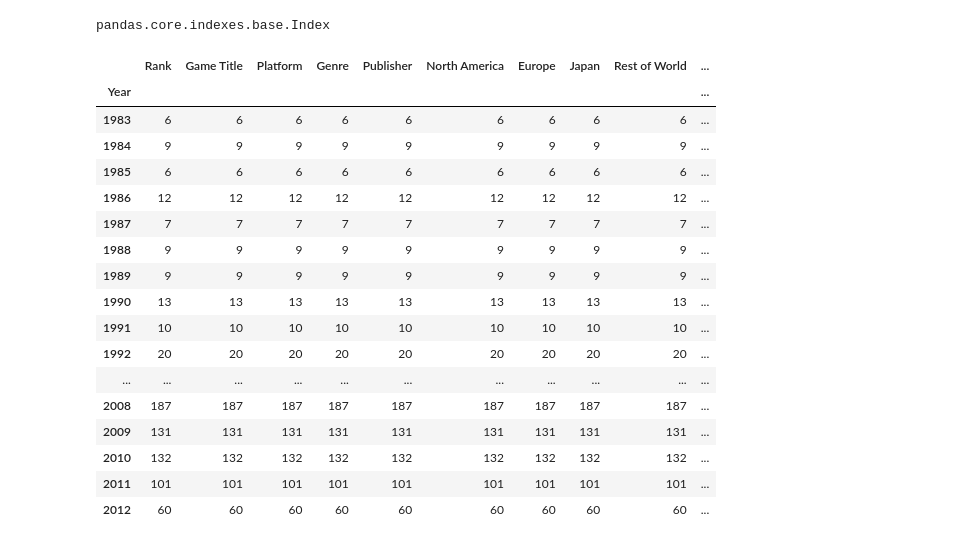
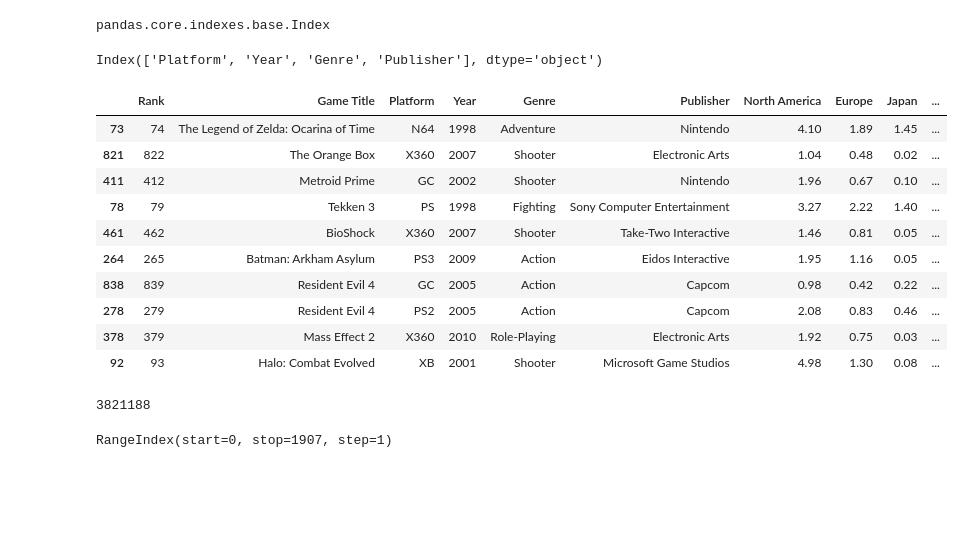
Before and after one commit to sky-forest/Video-Games-Sales, a Jupyter notebook: Video_Games_Sales.ipynb, the cells around one changed output. Cells and saved outputs as stored; diff of their text form; code cells hidden in the pictures; blank space fills up the shorter version.

```diff
--- a/Video_Games_Sales.ipynb
+++ b/Video_Games_Sales.ipynb
@@ -277,26 +277,29 @@ pandas.core.frame.DataFrame
 type(df.columns)
 # %% [output]
 pandas.core.indexes.base.Index
-# %%
-df2.groupby('Year').count()
-# %% [output]
-|  | Rank | Game Title | Platform | Genre | Publisher | North America | Europe | Japan | Rest of World | ... |
-| Year |  |  |  |  |  |  |  |  |  | ... |
-| 1983 | 6 | 6 | 6 | 6 | 6 | 6 | 6 | 6 | 6 | ... |
-| 1984 | 9 | 9 | 9 | 9 | 9 | 9 | 9 | 9 | 9 | ... |
-| 1985 | 6 | 6 | 6 | 6 | 6 | 6 | 6 | 6 | 6 | ... |
-| 1986 | 12 | 12 | 12 | 12 | 12 | 12 | 12 | 12 | 12 | ... |
-| 1987 | 7 | 7 | 7 | 7 | 7 | 7 | 7 | 7 | 7 | ... |
-| 1988 | 9 | 9 | 9 | 9 | 9 | 9 | 9 | 9 | 9 | ... |
-| 1989 | 9 | 9 | 9 | 9 | 9 | 9 | 9 | 9 | 9 | ... |
-| 1990 | 13 | 13 | 13 | 13 | 13 | 13 | 13 | 13 | 13 | ... |
-| 1991 | 10 | 10 | 10 | 10 | 10 | 10 | 10 | 10 | 10 | ... |
-| 1992 | 20 | 20 | 20 | 20 | 20 | 20 | 20 | 20 | 20 | ... |
-| ... | ... | ... | ... | ... | ... | ... | ... | ... | ... | ... |
-| 2008 | 187 | 187 | 187 | 187 | 187 | 187 | 187 | 187 | 187 | ... |
-| 2009 | 131 | 131 | 131 | 131 | 131 | 131 | 131 | 131 | 131 | ... |
-| 2010 | 132 | 132 | 132 | 132 | 132 | 132 | 132 | 132 | 132 | ... |
-| 2011 | 101 | 101 | 101 | 101 | 101 | 101 | 101 | 101 | 101 | ... |
-| 2012 | 60 | 60 | 60 | 60 | 60 | 60 | 60 | 60 | 60 | ... |
+# %%
+df2.iloc[: , 2: 6].columns
+# %% [output]
+Index(['Platform', 'Year', 'Genre', 'Publisher'], dtype='object')
+# %%
+df2.sort_values('Review', ascending= False).head(10)
+# %% [output]
+|  | Rank | Game Title | Platform | Year | Genre | Publisher | North America | Europe | Japan | ... |
+| 73 | 74 | The Legend of Zelda: Ocarina of Time | N64 | 1998 | Adventure | Nintendo | 4.10 | 1.89 | 1.45 | ... |
+| 821 | 822 | The Orange Box | X360 | 2007 | Shooter | Electronic Arts | 1.04 | 0.48 | 0.02 | ... |
+| 411 | 412 | Metroid Prime | GC | 2002 | Shooter | Nintendo | 1.96 | 0.67 | 0.10 | ... |
+| 78 | 79 | Tekken 3 | PS | 1998 | Fighting | Sony Computer Entertainment | 3.27 | 2.22 | 1.40 | ... |
+| 461 | 462 | BioShock | X360 | 2007 | Shooter | Take-Two Interactive | 1.46 | 0.81 | 0.05 | ... |
+| 264 | 265 | Batman: Arkham Asylum | PS3 | 2009 | Action | Eidos Interactive | 1.95 | 1.16 | 0.05 | ... |
+| 838 | 839 | Resident Evil 4 | GC | 2005 | Action | Capcom | 0.98 | 0.42 | 0.22 | ... |
+| 278 | 279 | Resident Evil 4 | PS2 | 2005 | Action | Capcom | 2.08 | 0.83 | 0.46 | ... |
+| 378 | 379 | Mass Effect 2 | X360 | 2010 | Role-Playing | Electronic Arts | 1.92 | 0.75 | 0.03 | ... |
+| 92 | 93 | Halo: Combat Evolved | XB | 2001 | Shooter | Microsoft Game Studios | 4.98 | 1.30 | 0.08 | ... |
+# %%
+df2['Year'].sum()
+# %% [output]
+3821188
 # %%
-import plo
+df2.index
+# %% [output]
+RangeIndex(start=0, stop=1907, step=1)
```
Also changed, not shown: parts of 8 cells of this notebook, 6 other files.
